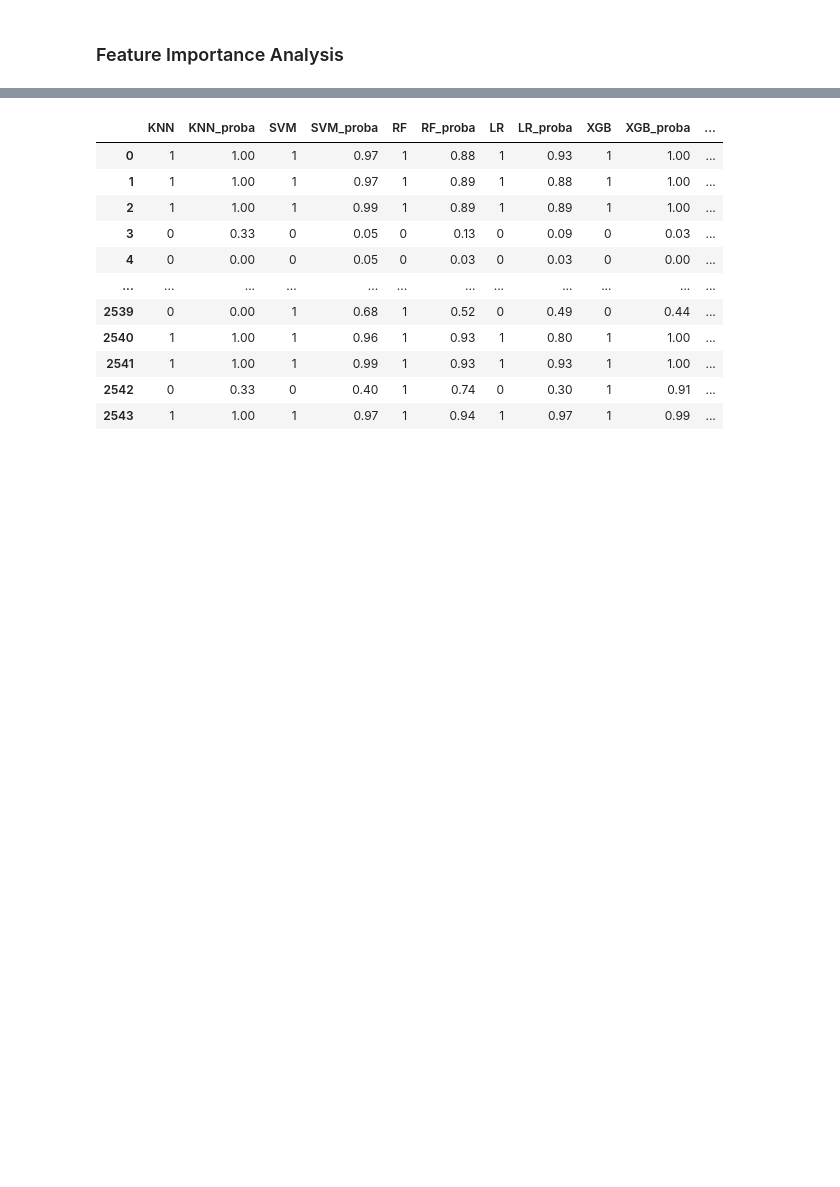
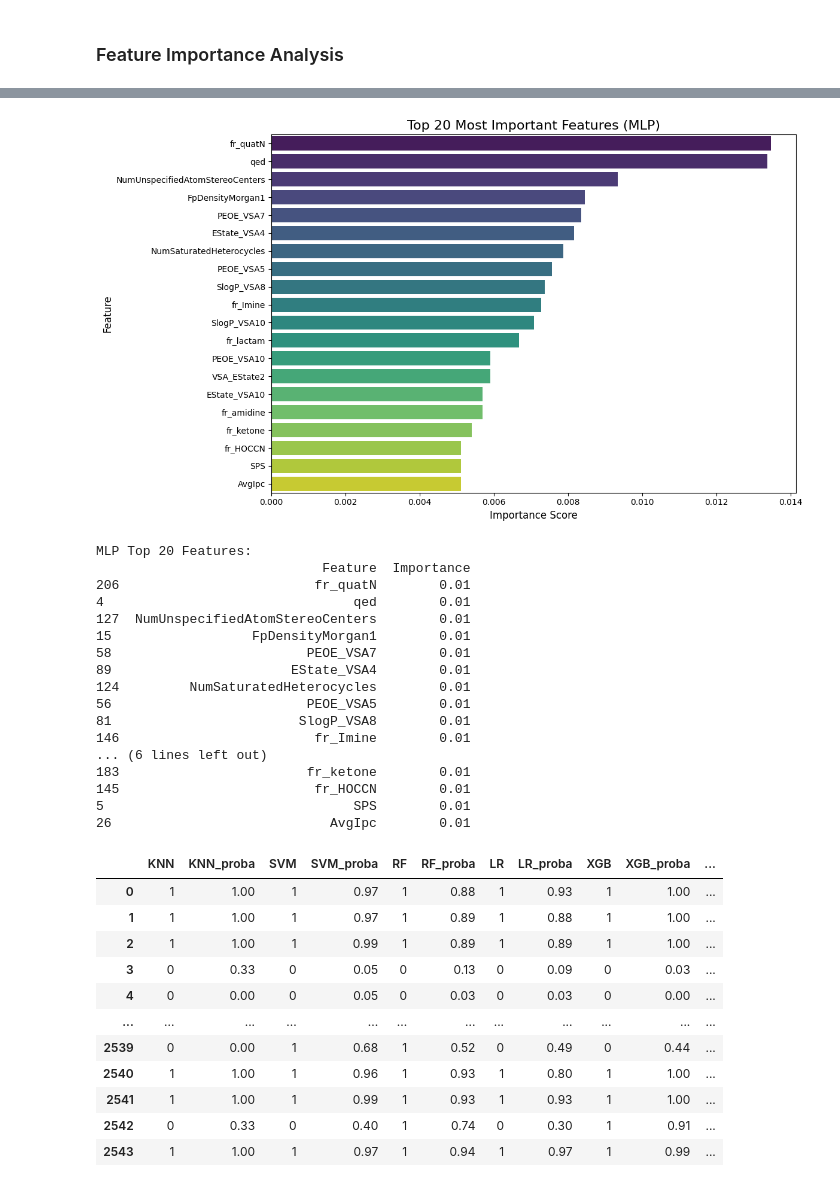
Before and after one commit to omicscodeathon/brainroute, a Jupyter notebook: notebooks/mtoralzml.ipynb, the cells around one changed output, grey strips where cells are left out. Saved outputs shown, nothing was run; the diff lists cells and outputs as text; code cells hidden in the pictures; blank space fills up the shorter version.

```diff
--- a/notebooks/mtoralzml.ipynb
+++ b/notebooks/mtoralzml.ipynb
@@ -606,19 +720,46 @@ KeyboardInterrupt:
 # %%
-# MLP feature importance
-importances = MLP_model.feature_importances_
-# Create a DataFrame for feature importances
-ft_importance_df = pd.DataFrame({
+#cMLP Feature Importance using Permutation Importance
+print("\nCalculating feature importance for MLP (this may take a few minutes)...")
+
+# Wrap the Keras model so that .predict returns class labels (0 or 1)
+class KerasClassifierWrapper:
+    def __init__(self, model):
+        self.model = model
+    def fit(self, X, y):
+        # Dummy fit method to satisfy sklearn interface
+        return self
+    def predict(self, X):
+        proba = self.model.predict(X)
+        return (proba > 0.5).astype("int32").flatten()
+
+wrapped_mlp = KerasClassifierWrapper(MLP_model)
+
+# Use sample data for speed
+perm_importance_mlp = permutation_importance(
+    wrapped_mlp, X_sample, y_sample,
+    n_repeats=5,
+    random_state=42,
+    n_jobs=-1,
+    scoring="accuracy"  # Specify scoring since Keras model lacks .score()
+)
+importances_mlp = perm_importance_mlp.importances_mean
+
+# Create DataFrame
+ft_importance_df_mlp = pd.DataFrame({
     'Feature': feature_names,
-    'Importance': importances
+    'Importance': importances_mlp
 }).sort_values(by='Importance', ascending=False).head(20)
-# Plotting the ranked bar chart
+
+# Plot
 plt.figure(figsize=(12, 7))
-sns.barplot(x='Importance', y='Feature', data=ft_importance_df, palette='viridis')
-plt.title(f'Top 20 Most Important Features (MLP)', fontsize=16)
+sns.barplot(x='Importance', y='Feature', data=ft_importance_df_mlp, palette='viridis')
+plt.title('Top 20 Most Important Features (MLP)', fontsize=16)
 plt.xlabel('Importance Score', fontsize=12)
 plt.ylabel('Feature', fontsize=12)
 plt.tight_layout()
-plt.savefig(f'../figures/MLP_feature_importance.png')
+plt.savefig('../figures/MLP_feature_importance.png', dpi=300, bbox_inches='tight')
 plt.show()
-print(f"MLP Top 20 Features:")
-print(ft_importance_df)
+
+print("\nMLP Top 20 Features:")
+print(ft_importance_df_mlp)
+# %% [output]
@@ -625,3 +768,21 @@ print(ft_importance_df)
+[figure, added]
+MLP Top 20 Features:
+                             Feature  Importance
+206                         fr_quatN        0.01
+4                                qed        0.01
+127  NumUnspecifiedAtomStereoCenters        0.01
+15                  FpDensityMorgan1        0.01
+58                         PEOE_VSA7        0.01
+89                       EState_VSA4        0.01
+124         NumSaturatedHeterocycles        0.01
+56                         PEOE_VSA5        0.01
+81                        SlogP_VSA8        0.01
+146                         fr_Imine        0.01
+... (6 lines left out)
+183                        fr_ketone        0.01
+145                         fr_HOCCN        0.01
+5                                SPS        0.01
+26                            AvgIpc        0.01
 # %%
 predictions['BBB'] = y_test
 predictions
```
Also changed, not shown: parts of 7 cells of this notebook.
